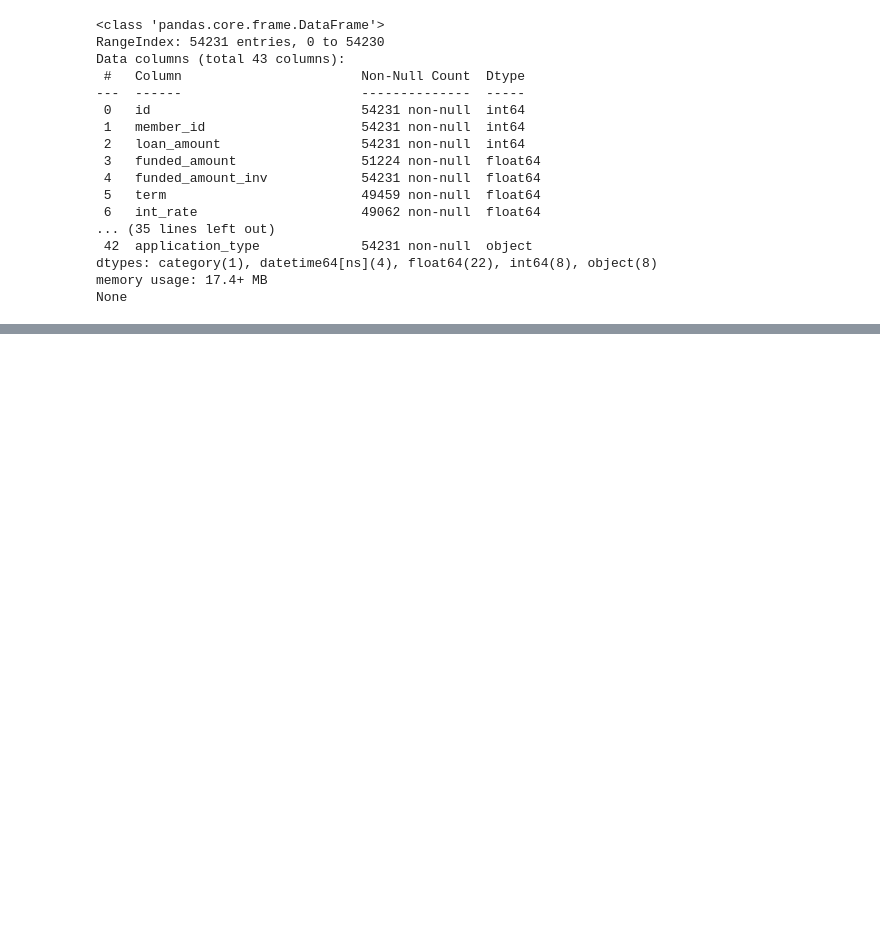
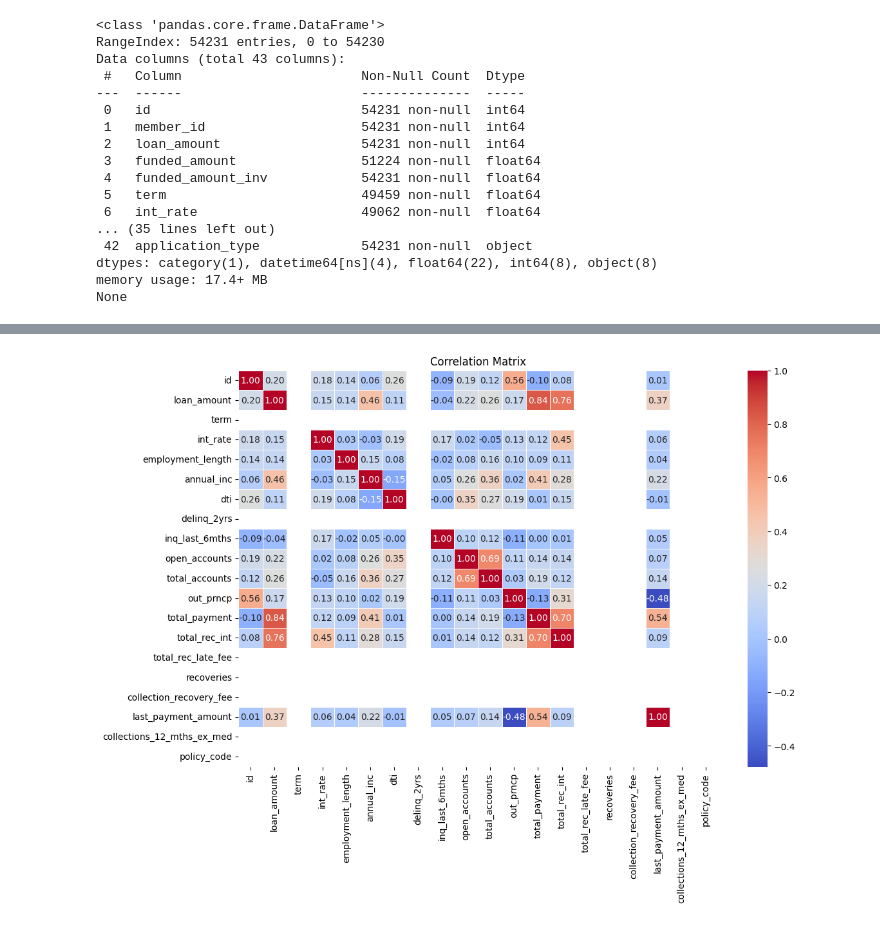
Before and after one commit to PavenSS/exploratory-data-analysis---customer-loans-in-finance971, a Jupyter notebook: db_util.ipynb, the cells around one changed output, grey strips where cells are left out. Drawn from its saved outputs; the diff is of its cells as text; code cells hidden in the pictures; blank space fills up the shorter version.

```diff
--- a/db_util.ipynb
+++ b/db_util.ipynb
@@ -432,0 +417,11 @@ dtype: float64
+# %%
+#identify and remove correlated columns
+cleaned_df = transformer.remove_highly_correlated_columns(threshold=0.9)
+# %%
+#visulatise cleaned df
+plotter = Plotter(cleaned_df)
+transformer = DataFrameTransform(cleaned_df)
+correlation_matrix_cleaned = transformer.correlation_matrix()
+plotter.plot_correlation_matrix(correlation_matrix_cleaned)
+# %% [output]
+[figure, added]
```
Also changed, not shown: parts of 22 cells of this notebook.
